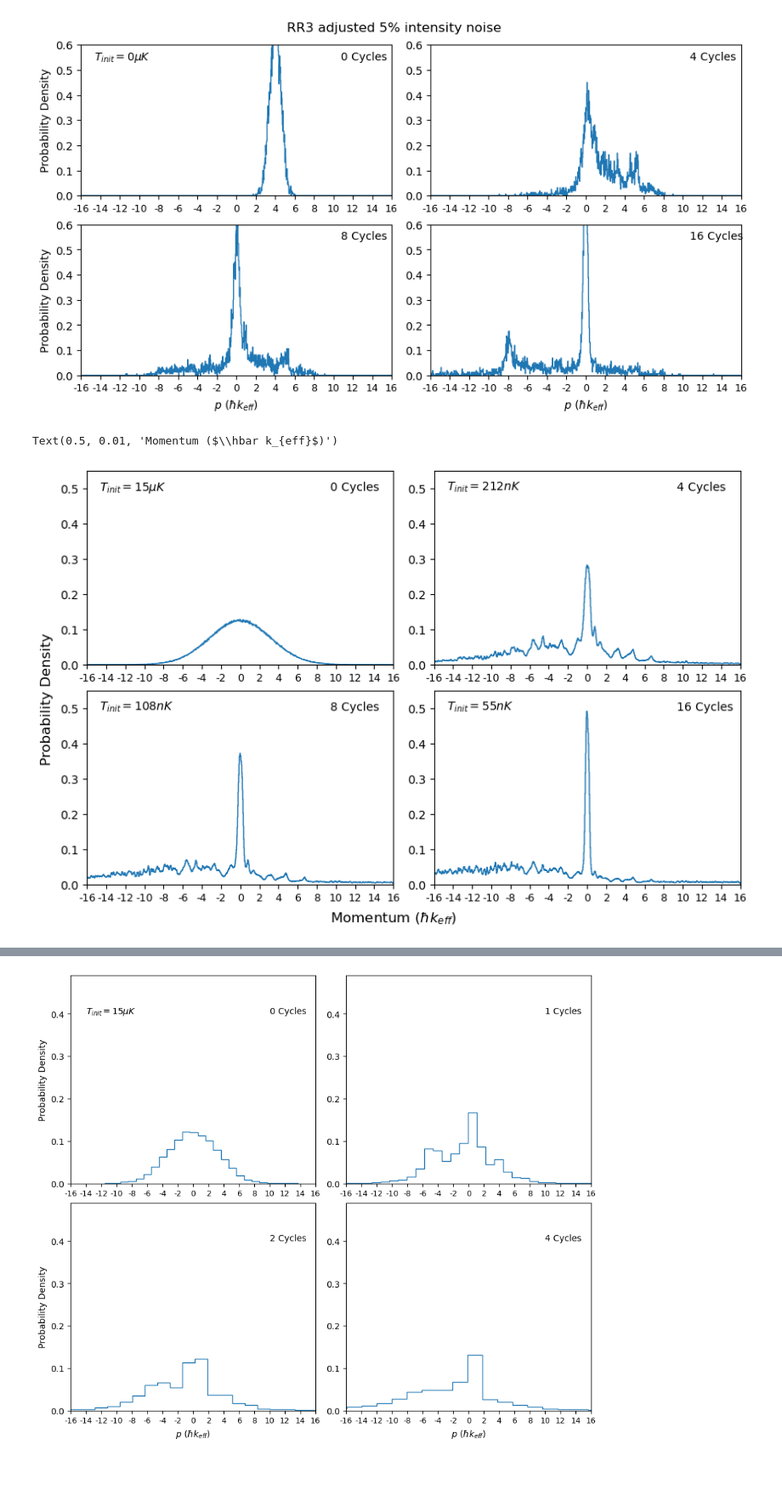
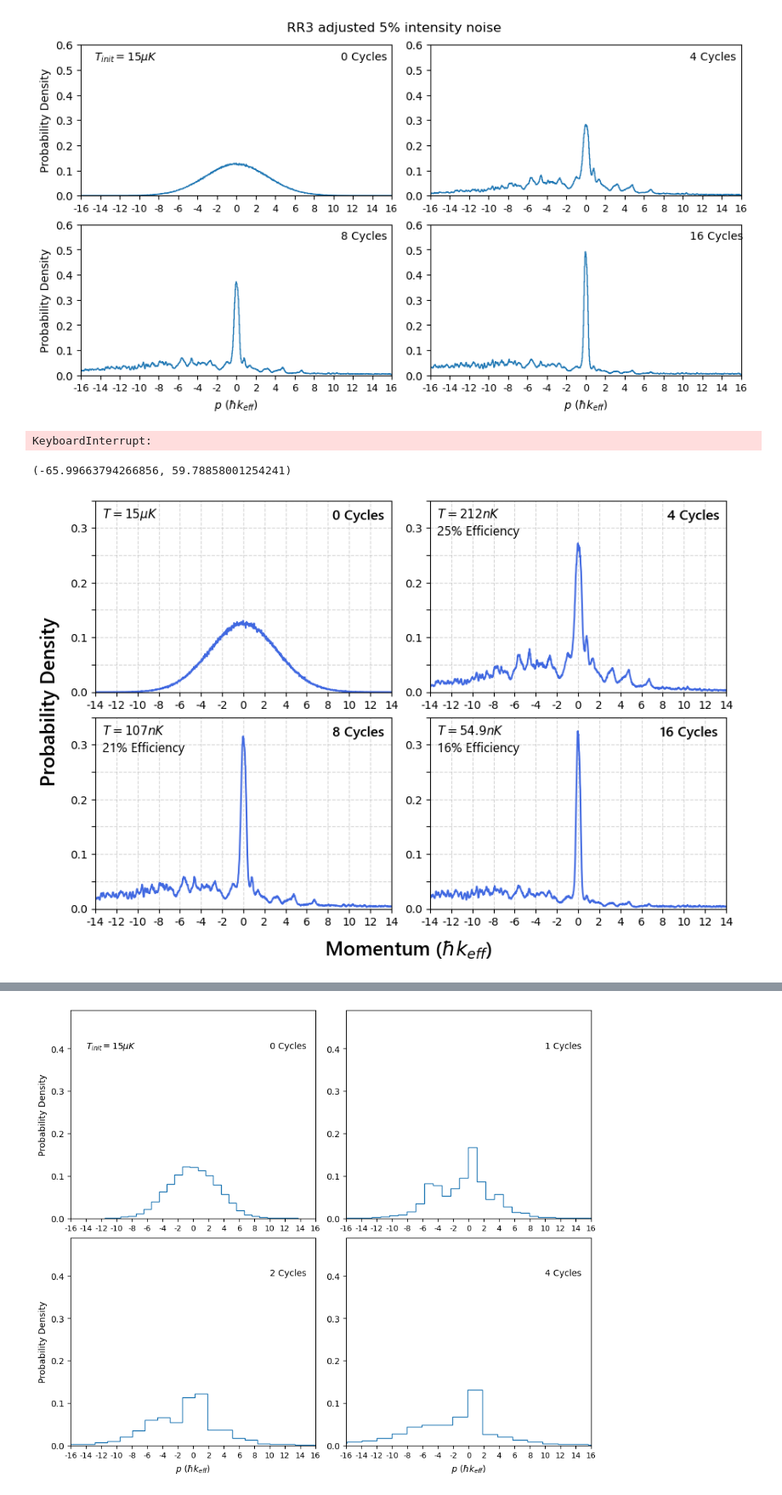
Before and after one commit to tr2g20/simulations, a Jupyter notebook: alg_cooling_2.ipynb, the cells around one changed output, grey strips where cells are left out. Shown at 85% size. Drawn from its saved outputs; the diff is of its cells as text; code cells hidden in the pictures; blank space fills up the shorter version.

```diff
--- a/alg_cooling_2.ipynb
+++ b/alg_cooling_2.ipynb
@@ -64,7 +64,7 @@ moms_list, fracs_list, _ = simulate_alg_cooling_custom(basis=basis, sequence=RR3
                                                         # save_dir='data/algorithmic cooling',
                                                         )
 # %%
-path = Path("data/algorithmic cooling/2026-04-08_algcooling_f3_16cycles_15muK_5000atoms_5e+05Hz.h5")
+path = Path("data/algorithmic cooling/2026-04-11_algcooling_f3_16cycles_15muK_1000000atoms_5e+05Hz.h5")
 loaded_dict = load_p_dists(file_path=path)
 moms_list = loaded_dict["p_list"]
 fracs_list = loaded_dict["weights_list"]
@@ -85,35 +85,69 @@ plot_coolingcycles_22(moms_list=moms_list, fracs_list=fracs_list, basis=basis, c
                      #   save_dir="plots/histograms/RR2/2026-03-20_RR2_adjustedMDFE_0.05beam_f3_96cycles_15muK_6000atoms_1e6Hz.png"
                        )
 # %% [output]
-[figure, old version]
+[figure, new version]
+# %%
+global_min = min([min(m) for m in moms_list])
+global_max = max([max(m) for m in moms_list])
+global_range = (global_min, global_max)
+# %% [output]
+KeyboardInterrupt:
+# %%
+print(global_range)
+# %% [output]
+(-65.99663794266856, 59.78858001254241)
 # %%
+cycles_list = np.array([0,4,8,16])
+index_list = np.array([0,8,16,32])
+bins_list = np.full(4, 5000)
+bins_list[0] = 5000
+
+plt.rcParams['font.family'] = 'sans-serif'
 fig, axes = plt.subplots(2,2, figsize=(8.5, 5.5), layout= 'constrained')
 axes = axes.flatten()
 
-top = 0.55
+top = 0.35
+
+# global_min = min([min(m) for m in moms_list])
+# global_max = max([max(m) for m in moms_list])
+# global_range = (global_min, global_max)
 
 for i in range(0,4):
-        counts, _, _ = axes[i].hist(x = moms_list[index_list[i]], weights= fracs_list[index_list[i]], bins = bins_list[i], histtype='step', density=True, range=(basis[0], basis[-1]))
-        axes[i].set_xticks(basis[0::2], basis[0::2], fontsize = 9)
-        axes[i].set_xlim(basis[0],basis[-1])
+        # counts, _, _ = axes[i].hist(x = moms_list[index_list[i]], weights= fracs_list[index_list[i]], bins = bins_list[i], histtype='step', density=True,
+        #                             range=global_range,
+        #                              linewidth = 1.5)
+        counts, bin_edges = np.histogram(moms_list[index_list[i]], weights=fracs_list[index_list[i]], bins = bins_list[i], density=True, range=global_range)
+        bindiff = bin_edges[1]-bin_edges[0]
+        binmids = bin_edges[:-1] + (bindiff/2)
+        axes[i].plot(binmids, counts, linewidth = 1.5, c = 'royalblue')
+        axes[i].set_xticks(basis[0::2], basis[0::2], fontsize = 10)
+        axes[i].set_xlim(-14,14)
+        axes[i].grid(True, linestyle='--', alpha=0.5, zorder=0)
 
-yticks = np.arange(int(top*10)+1)*0.1
+yticks = np.arange(int(top*20)+1)*0.05
 
 for i in range(0,4):
     axes[i].set_ylim(0,top)
-    axes[i].set_yticks(yticks)
-    axes[i].text((len(basis)*0.77)+basis[0],top*0.9,rf'{cycles_list[i]} Cycles')
+    axes[i].set_yticks(yticks, [0.0, '', 0.1, '', 0.2, '', 0.3, ''], fontsize = 10)
+    if i != 3:
+        axes[i].text((len(basis)*0.74)+basis[0],top*0.9,rf'{cycles_list[i]} Cycles', fontname = 'Segoe UI', fontsize= 13, fontweight = 'semibold')
 
-axes[0].text((len(basis)*0.04)+basis[0],top*0.9,rf'$T_{{init}}={15:.0f}\mu K$')
-axes[1].text((len(basis)*0.04)+basis[0],top*0.9,rf'$T_{{init}}={212:.0f}nK$')
-axes[2].text((len(basis)*0.04)+basis[0],top*0.9,rf'$T_{{init}}={108:.0f}nK$')
-axes[3].text((len(basis)*0.04)+basis[0],top*0.9,rf'$T_{{init}}={55.1:.0f}nK$')
+axes[3].text((len(basis)*0.72)+basis[0],top*0.9,rf'16 Cycles', fontname = 'Segoe UI', fontsize= 13, fontweight = 'semibold')
+
+axes[0].text((len(basis)*0.08)+basis[0],top*0.91,rf'$T={15:.0f}\mu K$', fontname = 'Segoe UI',fontsize= 11, fontweight = 'semibold')
+axes[1].text((len(basis)*0.08)+basis[0],top*0.91,rf'$T={212:.0f}nK$',fontname = 'Segoe UI', fontsize= 11, fontweight = 'semibold')
+axes[2].text((len(basis)*0.08)+basis[0],top*0.91,rf'$T={107:.0f}nK$', fontname = 'Segoe UI', fontsize= 11, fontweight = 'semibold')
+axes[3].text((len(basis)*0.08)+basis[0],top*0.91,rf'$T={54.9:.1f}nK$', fontname = 'Segoe UI', fontsize= 11, fontweight = 'semibold')
+
+axes[1].text((len(basis)*0.08)+basis[0],top*0.82,rf'25% Efficiency',fontname = 'Segoe UI', fontsize= 12)
+axes[2].text((len(basis)*0.08)+basis[0],top*0.82,rf'21% Efficiency',fontname = 'Segoe UI', fontsize= 12)
+axes[3].text((len(basis)*0.08)+basis[0],top*0.82,rf'16% Efficiency',fontname = 'Segoe UI', fontsize= 12)
+
+supy = fig.supylabel('Probability Density', fontname = 'Segoe UI', fontsize= 18, fontweight = 'semibold', x=-0.04, y=0.53)
+supx = fig.supxlabel(r'Momentum ($\hbar k_{eff}$)', fontname= 'Segoe UI', fontsize= 18, fontweight = 'semibold', x=0.51, y=-0.07)
 
 
-fig.supylabel('Probability Density')
-fig.supxlabel(r'Momentum ($\hbar k_{eff}$)')
-# fig.show()
+fig.savefig('plots/posters/histograms/adjustedRR3_1milatoms_500kHz_15muK_16cycles.svg', format='svg', bbox_inches='tight', bbox_extra_artists=(supx, supy))
 # %% [output]
-Text(0.5, 0.01, 'Momentum ($\\hbar k_{eff}$)')
-[figure, old version]
+[figure, new version]
 # %%
```
Also changed, not shown: parts of 3 cells of this notebook, 6 other files.
